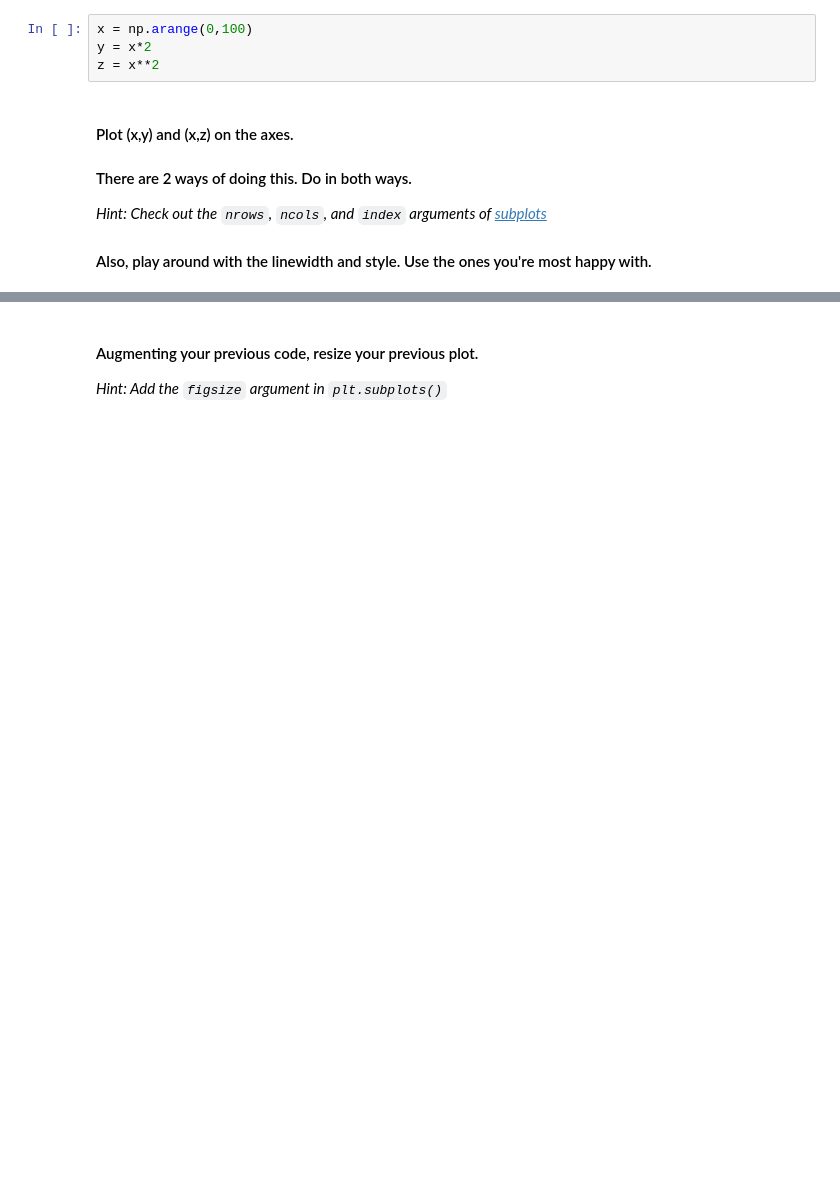
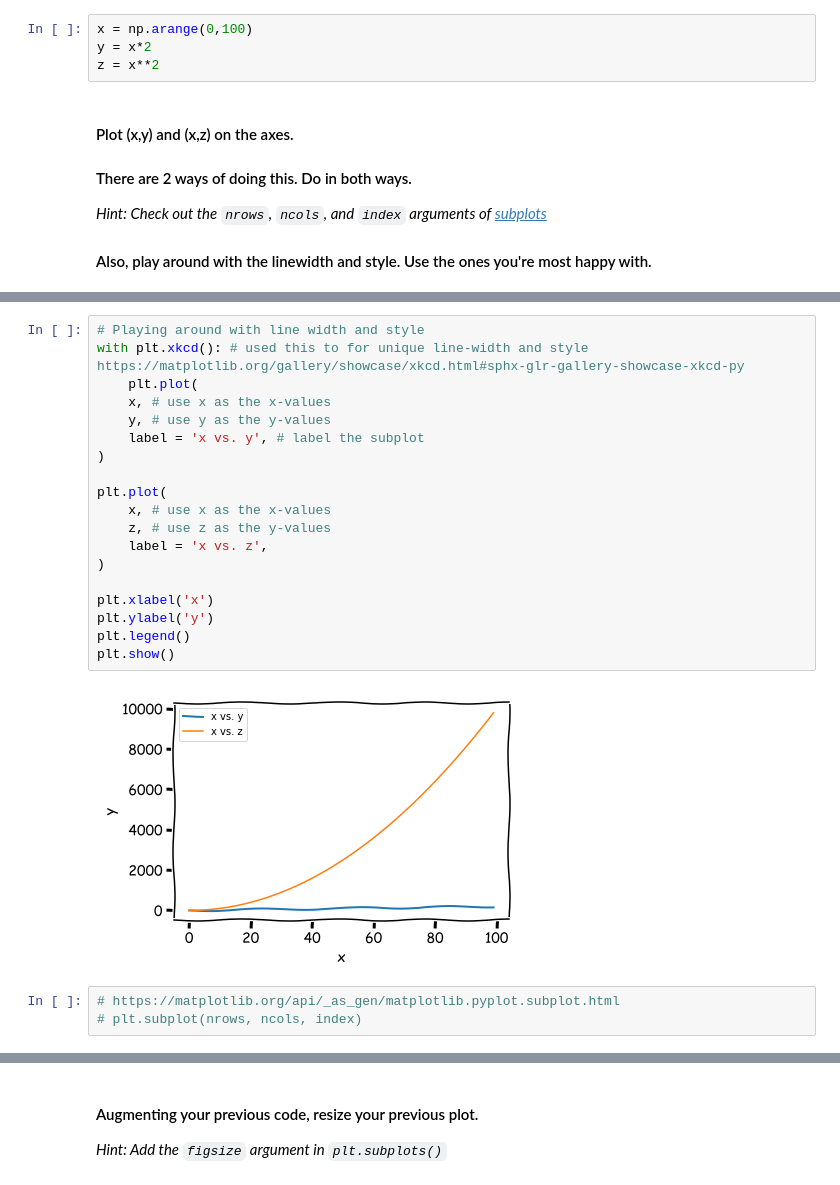
Before and after one commit to ironhack-labs/data-labs, a Jupyter notebook: module-2/lab-matplotlib-seaborn/your-code/challenge-1.ipynb, the cells around one changed output, grey strips where cells are left out. Cells and saved outputs as stored; diff of their text form; blank space fills up the shorter version.

```diff
--- a/module-2/lab-matplotlib-seaborn/your-code/challenge-1.ipynb
+++ b/module-2/lab-matplotlib-seaborn/your-code/challenge-1.ipynb
@@ -38,0 +54,24 @@ z = x**2
+# %%
+# Playing around with line width and style
+with plt.xkcd(): # used this to for unique line-width and style https://matplotlib.org/gallery/showcase/xkcd.html#sphx-glr-gallery-showcase-xkcd-py
+    plt.plot(
+    x, # use x as the x-values
+    y, # use y as the y-values
+    label = 'x vs. y', # label the subplot
+)
+
+plt.plot(
+    x, # use x as the x-values
+    z, # use z as the y-values
+    label = 'x vs. z',
+)
+
+plt.xlabel('x')
+plt.ylabel('y')
+plt.legend()
+plt.show()
+# %% [output]
+[figure, added]
+# %%
+# https://matplotlib.org/api/_as_gen/matplotlib.pyplot.subplot.html
+# plt.subplot(nrows, ncols, index)
```
Also changed, not shown: parts of 18 cells of this notebook, 2 other files.
